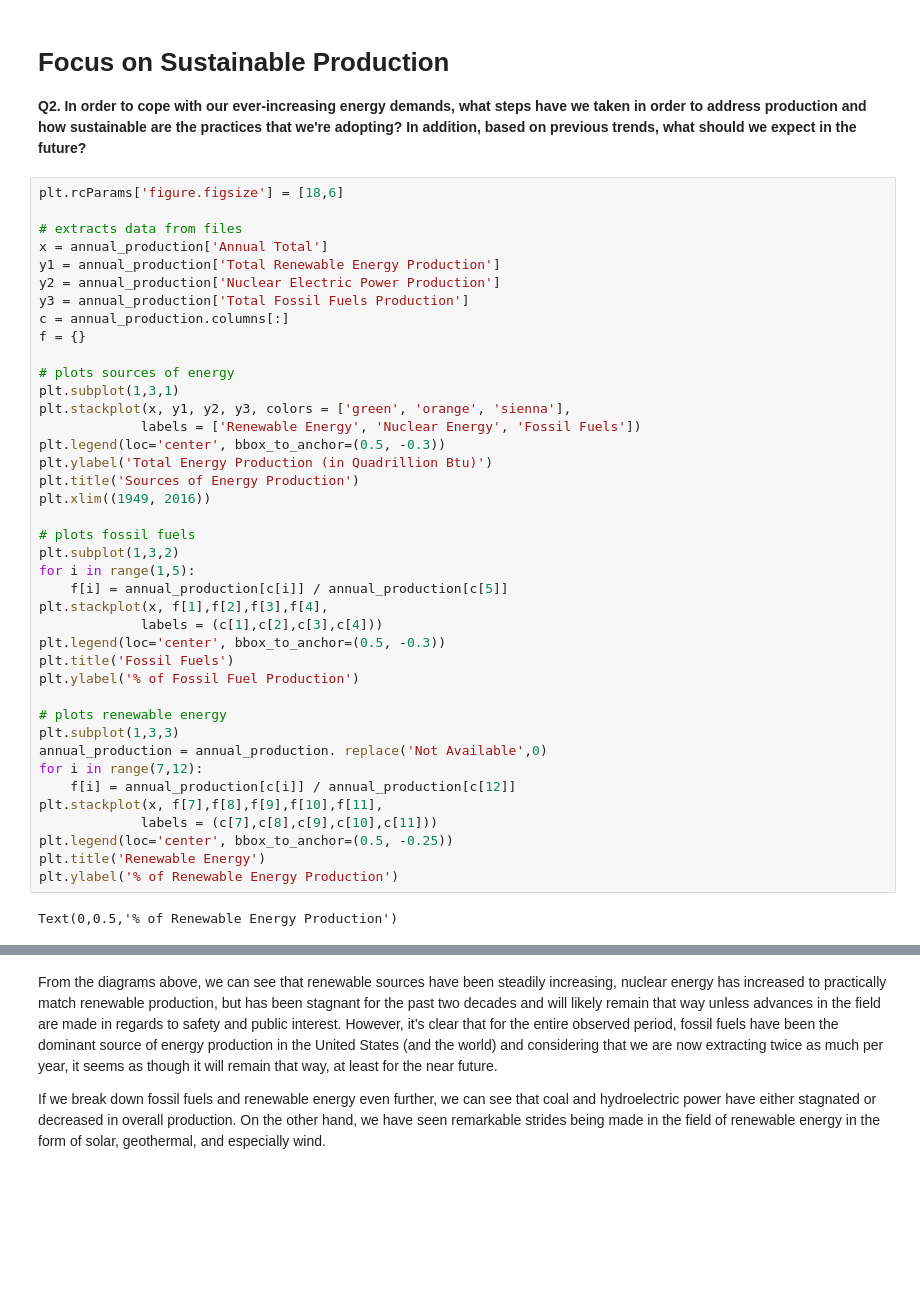
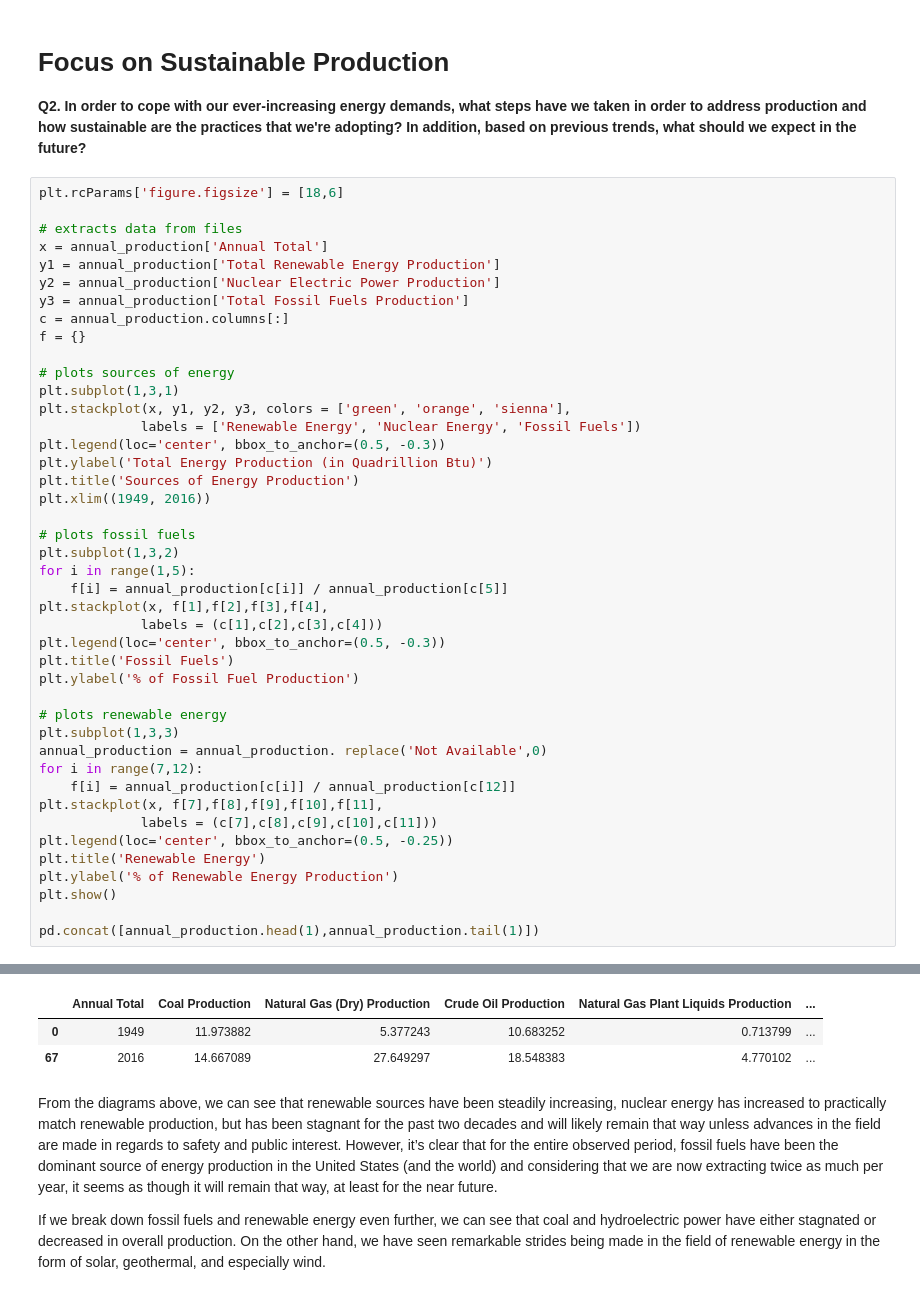
Before and after one commit to mhuh22/Thinkful, a Jupyter notebook: Prep Capstone/The State of Energy (in the United States).ipynb, the cells around one changed output, grey strips where cells are left out. Drawn from its saved outputs; the diff is of its cells as text; blank space fills up the shorter version.

```diff
--- a/Prep Capstone/The State of Energy (in the United States).ipynb
+++ b/Prep Capstone/The State of Energy (in the United States).ipynb
@@ -127,34 +110,39 @@ f = {}
 plt.subplot(1,3,1)
 plt.stackplot(x, y1, y2, y3, colors = ['green', 'orange', 'sienna'],
              labels = ['Renewable Energy', 'Nuclear Energy', 'Fossil Fuels'])
 plt.legend(loc='center', bbox_to_anchor=(0.5, -0.3))
 plt.ylabel('Total Energy Production (in Quadrillion Btu)')
 plt.title('Sources of Energy Production')
 plt.xlim((1949, 2016))
 
 # plots fossil fuels
 plt.subplot(1,3,2)
 for i in range(1,5):
     f[i] = annual_production[c[i]] / annual_production[c[5]]
 plt.stackplot(x, f[1],f[2],f[3],f[4],
              labels = (c[1],c[2],c[3],c[4]))
 plt.legend(loc='center', bbox_to_anchor=(0.5, -0.3))
 plt.title('Fossil Fuels')
 plt.ylabel('% of Fossil Fuel Production')
 
 # plots renewable energy
 plt.subplot(1,3,3)
 annual_production = annual_production. replace('Not Available',0)
 for i in range(7,12):
     f[i] = annual_production[c[i]] / annual_production[c[12]]
 plt.stackplot(x, f[7],f[8],f[9],f[10],f[11],
              labels = (c[7],c[8],c[9],c[10],c[11]))
 plt.legend(loc='center', bbox_to_anchor=(0.5, -0.25))
 plt.title('Renewable Energy')
 plt.ylabel('% of Renewable Energy Production')
+plt.show()
+
+pd.concat([annual_production.head(1),annual_production.tail(1)])
 # %% [output]
-Text(0,0.5,'% of Renewable Energy Production')
 [figure]
+|  | Annual Total | Coal Production | Natural Gas (Dry) Production | Crude Oil Production | Natural Gas Plant Liquids Production | ... |
+| 0 | 1949 | 11.973882 | 5.377243 | 10.683252 | 0.713799 | ... |
+| 67 | 2016 | 14.667089 | 27.649297 | 18.548383 | 4.770102 | ... |
 # %% [markdown]
 From the diagrams above, we can see that renewable sources have been steadily increasing, nuclear energy has increased to practically match renewable production, but has been stagnant for the past two decades and will likely remain that way unless advances in the field are made in regards to safety and public interest. However, it’s clear that for the entire observed period, fossil fuels have been the dominant source of energy production in the United States (and the world) and considering that we are now extracting twice as much per year, it seems as though it will remain that way, at least for the near future.
 
```
Also changed, not shown: parts of 16 cells of this notebook.
